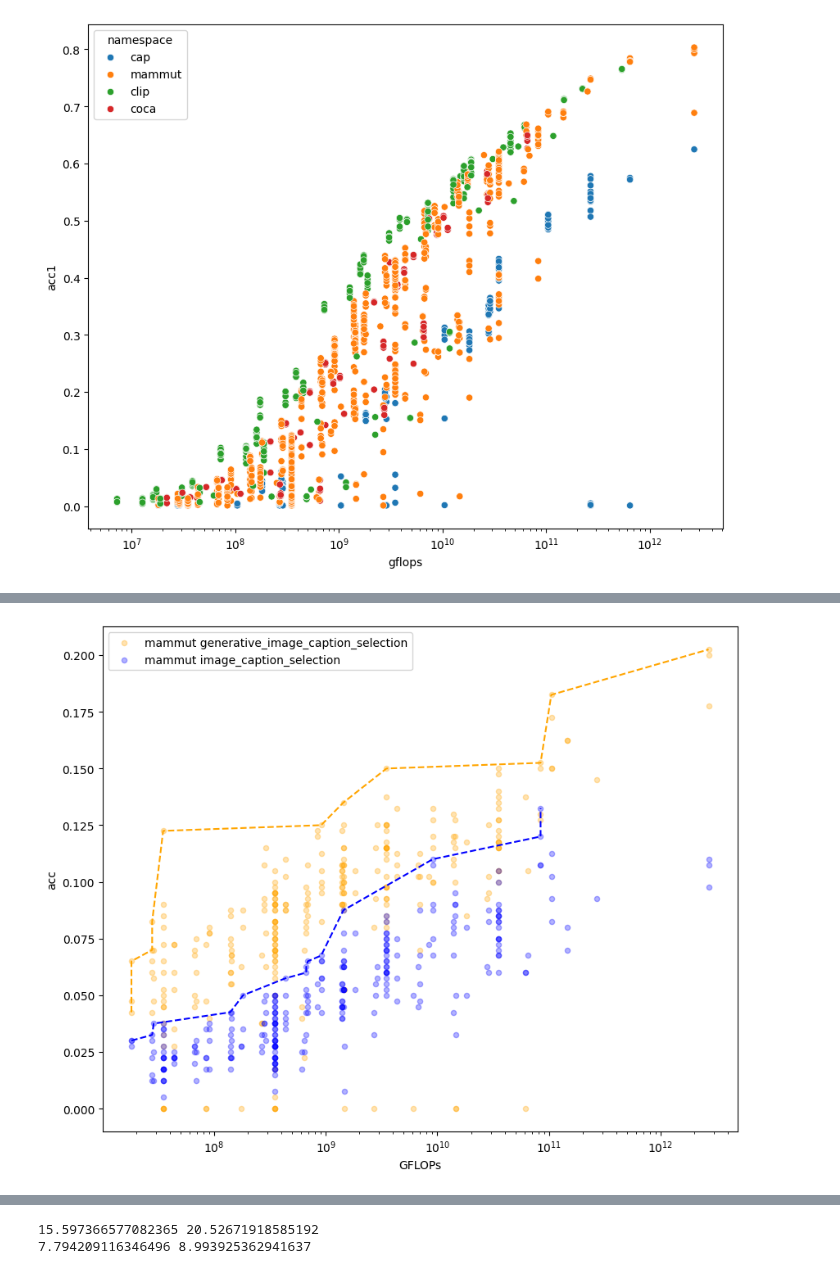
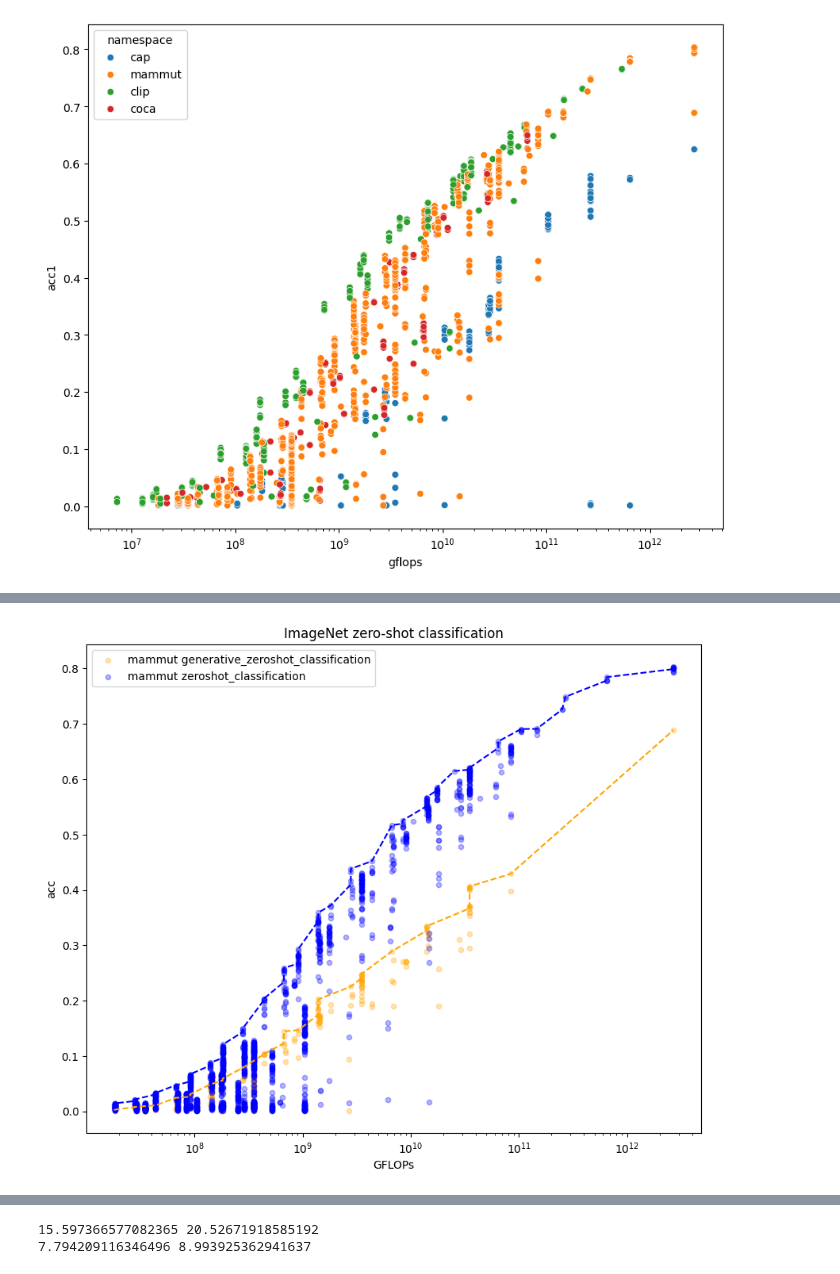
Before and after one commit to SLAMPAI/open_clip_scaling, a Jupyter notebook: results.ipynb, the cells around one changed output, grey strips where cells are left out. Saved outputs shown, nothing was run; the diff lists cells and outputs as text; code cells hidden in the pictures.

```diff
--- a/results.ipynb
+++ b/results.ipynb
@@ -841,7 +848,7 @@ Y = 6.9046 x X^-0.1105
 # %%
-#ds, metric = "imagenet1k", "acc1"
+ds, metric = "imagenet1k", "acc1"
 #ds, metric = "winoground", "text_acc"
-ds, metric = "winoground", "image_acc"
+#ds, metric = "winoground", "image_acc"
 #ds, metric = "sugar_crepe/swap_obj", "acc"
 #ds, metric = "mscoco_captions", "image_retrieval_recall@5"
 #ds, metric = "sugar_crepe", "acc"
@@ -892,34 +899,34 @@ for ind, (name, rows) in enumerate(D.groupby(["namespace", "task"])):
 
     m = X>0
     plt.scatter(X[m], Y[m], label=f"{name[0]} {name[1]}", c=color, s=20.0, alpha=0.3)
     m = monotonically_increasing(Y)
     plt.plot(X[m], Y[m], linestyle='dashed', c=color)
 
 plt.xscale('log')
 #plt.yscale("log")
 
 plt.xlabel("GFLOPs")
 
 #plt.ylabel("err")
 plt.ylabel("acc")
 #plt.title(ds)
 #plt.legend(loc=(1.1,.1))
 
 plt.legend()
 
 if metric == "image_retrieval_recall@5":
     plt.title("COCO image retrieval recall@5")
     plt.savefig("coco_image_retrieval_5.pdf")
 elif metric == "text_retrieval_recall@5":
     plt.title("COCO text retrieval recall@5")
     plt.savefig("coco_text_retrieval_5.pdf")
 elif metric == "acc1":
     plt.title("ImageNet zero-shot classification")
     plt.savefig("imagenet.pdf")
 
 plt.show()
 # %% [output]
-[figure, old version]
+[figure, new version]
 # %%
 import autograd.numpy as np
 from autograd.scipy.stats import norm
```
Also changed, not shown: parts of 15 cells of this notebook, 2 other files.
